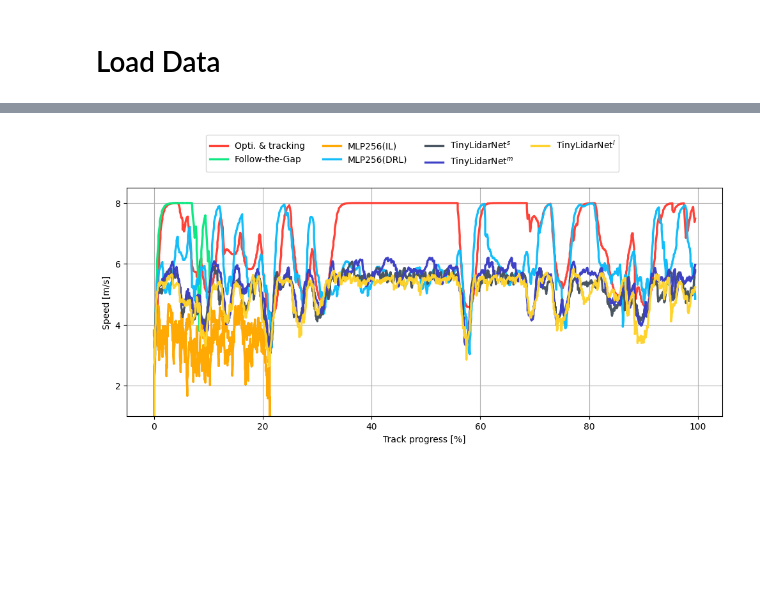
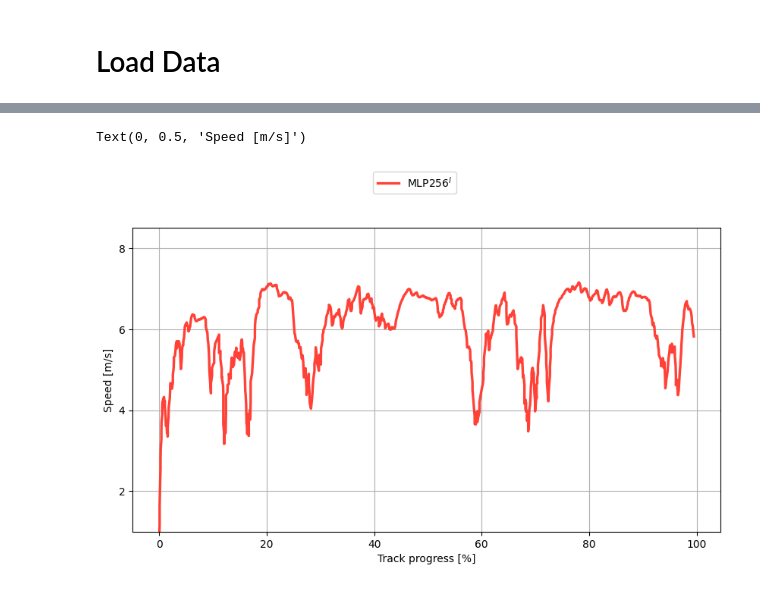
Before and after one commit to zarrar1607/TinyLidarNet, a Jupyter notebook: Benchmark/f1tenth_benchmarks/benchmark_results/tiny_notebook.ipynb, the cells around one changed output, grey strips where cells are left out. Cells and saved outputs as stored; diff of their text form; code cells hidden in the pictures; blank space fills up the shorter version.

Commit message:
Fixed the f1_tenth branch by merging the paper producing results

```diff
--- a/Benchmark/f1tenth_benchmarks/benchmark_results/tiny_notebook.ipynb
+++ b/Benchmark/f1tenth_benchmarks/benchmark_results/tiny_notebook.ipynb
@@ -250,0 +396,31 @@ plt.savefig(f"{save_path}speed_trajectories_{plot_map}.pdf", bbox_inches='tight'
+# %%
+plot_map = "example"
+lap_n = 5
+lap_dfs = []
+for i, planner_name in enumerate(planners):
+    data = np.load(f"/home/m810z573/Downloads/f1tenth_benchmarks/f1tenth_benchmarks/benchmark_results/Logs/{planner_name}/RawData_{test_ids[i]}/SimLog_{plot_map}_{lap_n}.npy")[1:, :] #remove first repeated entry
+    df = pd.DataFrame(data, columns=["x", "y", "steer", "speed", "yaw", "yaw_rate", "slip", "steer_a", "speed_a", "progress"])
+    #df["planner"] = planner_name
+    df["planner"] = test_ids[i]
+
+    lap_dfs.append(df)
+lap_df = pd.concat(lap_dfs)
+
+map_data = MapData(plot_map)
+map_data.plot_map_img()
+for i in range(n_planners-3):
+    #df = lap_df[lap_df["planner"] == planners[i]]
+    if test_ids[i] not in ["benchmark_e2e_drl", "benchmark_pp","benchmark_ftg"]:
+        df = lap_df[lap_df["planner"] == test_ids[i]]
+
+        xs, ys = map_data.xy2rc(df.x, df.y)
+        plt.plot(xs, ys, linewidth=2.8, color=planner_colors[i], label=neat_planner_names[i])
+
+plt.axis('off')
+plt.legend()
+# plt.xlim(200, 1400)
+# plt.ylim(400, 1300)
+plt.xlim(800, 1800)
+plt.ylim(500, 1500)
+
+plt.tight_layout()
@@ -251,36 +429,35 @@ plt.savefig(f"{save_path}speed_trajectories_{plot_map}.pdf", bbox_inches='tight'
 # %%
 map_name = "MoscowRaceway"
-lap_n = 5
+lap_n = 3
 
 lap_dfs = []
 for i, planner_name in enumerate(planners):
     data = np.load(f"/home/m810z573/Downloads/f1tenth_benchmarks/f1tenth_benchmarks/benchmark_results/Logs/{planner_name}/RawData_{test_ids[i]}/SimLog_{plot_map}_{lap_n}.npy")[1:, :] #remove first repeated entry
     df = pd.DataFrame(data, columns=["x", "y", "steer", "speed", "yaw", "yaw_rate", "slip", "steer_a", "speed_a", "progress"])
     #df["planner"] = planner_name
     df["planner"] = test_ids[i]
 
+
     lap_dfs.append(df)
 
 
 lap_df = pd.concat(lap_dfs)
+
 fig, ax1 = plt.subplots(1, 1, figsize=(10., 5.2), sharex=True)
 map_data = MapData(map_name)
 
 for i in range(n_planners-3):
-    #df = lap_df[lap_df["planner"] == planners[i]]
-    df = lap_df[lap_df["planner"] == test_ids[i]]
-    ax1.plot(df["progress"]*100, df["speed"], label=neat_planner_names[i], alpha=0.99, color=planner_colors[i], linewidth=2.4)
+    if test_ids[i] not in ["benchmark_e2e_drl", "benchmark_tiny_il_m","benchmark_tiny_il"]:
+        df = lap_df[lap_df["planner"] == test_ids[i]]
+        ax1.plot(df["progress"]*100, df["speed"], label=neat_planner_names[i], alpha=0.99, color=planner_colors[i], linewidth=2.4)
 
 ax1.grid(True)
 ax1.set_ylim(1., 8.5)
 ax1.yaxis.set_major_locator(plt.MaxNLocator(4))
 
 plt.legend(ncol=4, loc="center", bbox_to_anchor=(0.48, 1.15), fontsize=10)
 plt.xlabel("Track progress [%]")
 plt.ylabel("Speed [m/s]")
-
-plt.tight_layout()
-plt.savefig(f"{save_path}speed_comparison_{map_name}.pdf", bbox_inches='tight', pad_inches=0.0)
-plt.savefig(f"{save_path}speed_comparison_{map_name}.svg", bbox_inches='tight', pad_inches=0.0)
 # %% [output]
+Text(0, 0.5, 'Speed [m/s]')
-[figure, old version]
+[figure, new version]
```
Also changed, not shown: parts of 17 cells of this notebook, 38 other files.
